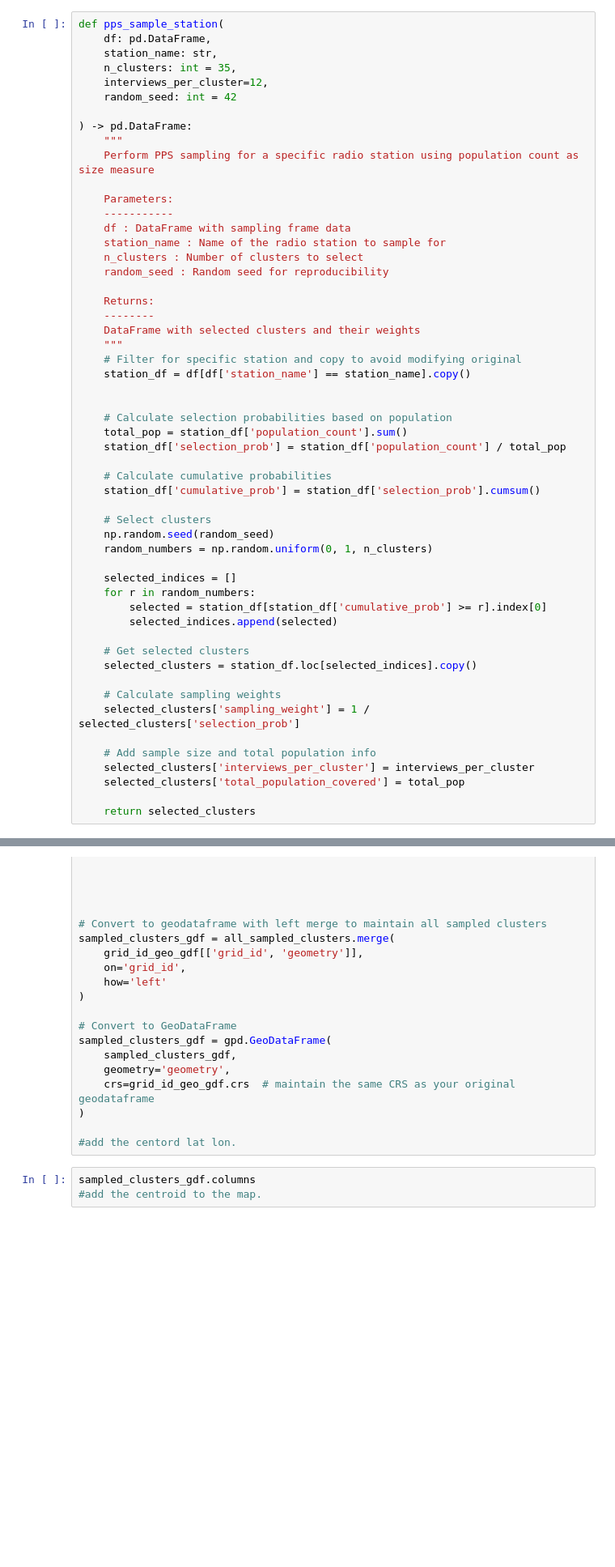
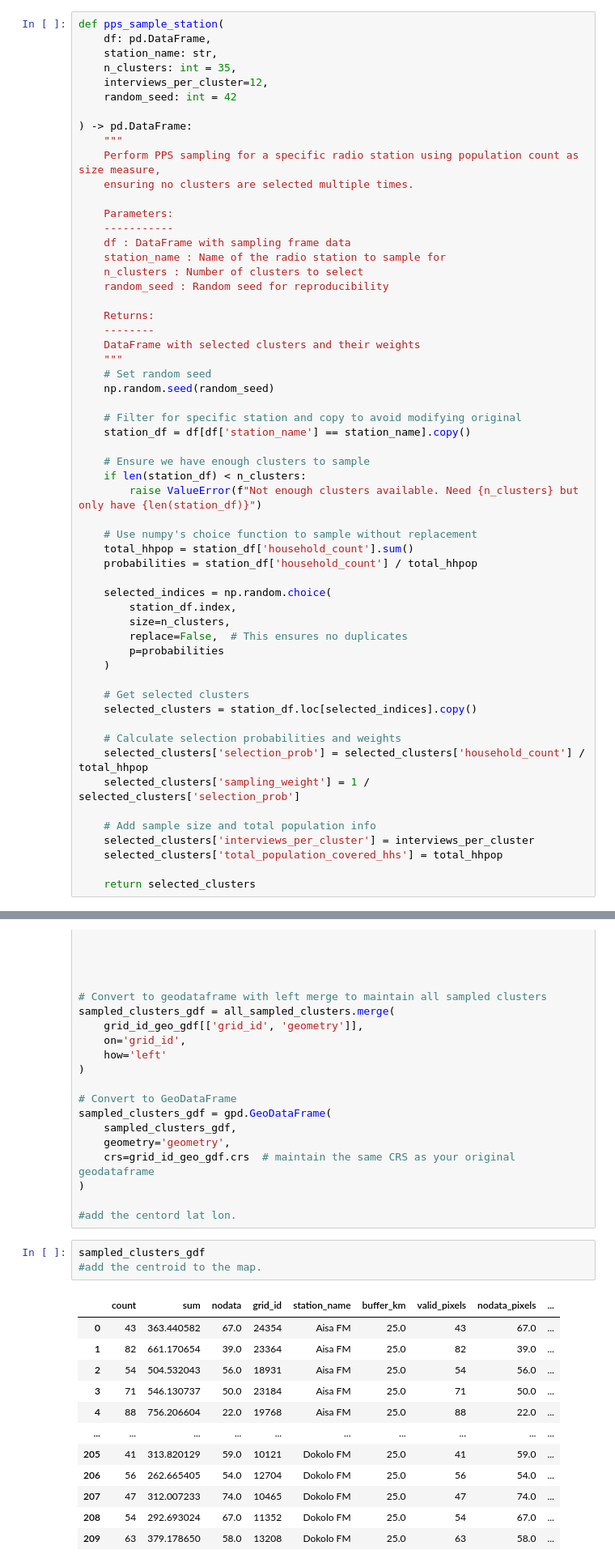
Before and after one commit to riklinssen/lm_sampling, a Jupyter notebook: notebooks/4_sample_grid_cells.ipynb, the cells around one changed output, grey strips where cells are left out. Shown at 81% size. Drawn from its saved outputs; the diff is of its cells as text; blank space fills up the shorter version.

```diff
--- a/notebooks/4_sample_grid_cells.ipynb
+++ b/notebooks/4_sample_grid_cells.ipynb
@@ -123,7 +206,8 @@ def pps_sample_station(
 
 ) -> pd.DataFrame:
     """
-    Perform PPS sampling for a specific radio station using population count as size measure
+    Perform PPS sampling for a specific radio station using population count as size measure,
+    ensuring no clusters are selected multiple times.
 
     Parameters:
     -----------
@@ -136,35 +220,37 @@ def pps_sample_station(
     --------
     DataFrame with selected clusters and their weights
     """
+    # Set random seed
+    np.random.seed(random_seed)
+
     # Filter for specific station and copy to avoid modifying original
     station_df = df[df['station_name'] == station_name].copy()
 
+    # Ensure we have enough clusters to sample
+    if len(station_df) < n_clusters:
+        raise ValueError(f"Not enough clusters available. Need {n_clusters} but only have {len(station_df)}")
 
-    # Calculate selection probabilities based on population
-    total_pop = station_df['population_count'].sum()
-    station_df['selection_prob'] = station_df['population_count'] / total_pop
+    # Use numpy's choice function to sample without replacement
+    total_hhpop = station_df['household_count'].sum()
+    probabilities = station_df['household_count'] / total_hhpop
 
-    # Calculate cumulative probabilities
-    station_df['cumulative_prob'] = station_df['selection_prob'].cumsum()
-
-    # Select clusters
-    np.random.seed(random_seed)
-    random_numbers = np.random.uniform(0, 1, n_clusters)
-
-    selected_indices = []
-    for r in random_numbers:
-        selected = station_df[station_df['cumulative_prob'] >= r].index[0]
-        selected_indices.append(selected)
+    selected_indices = np.random.choice(
+        station_df.index,
+        size=n_clusters,
+        replace=False,  # This ensures no duplicates
+        p=probabilities
+    )
 
     # Get selected clusters
     selected_clusters = station_df.loc[selected_indices].copy()
 
-    # Calculate sampling weights
+    # Calculate selection probabilities and weights
+    selected_clusters['selection_prob'] = selected_clusters['household_count'] / total_hhpop
     selected_clusters['sampling_weight'] = 1 / selected_clusters['selection_prob']
 
     # Add sample size and total population info
     selected_clusters['interviews_per_cluster'] = interviews_per_cluster
-    selected_clusters['total_population_covered'] = total_pop
+    selected_clusters['total_population_covered_hhs'] = total_hhpop
 
     return selected_clusters
 # %%
@@ -233,6 +359,18 @@ sampled_clusters_gdf = gpd.GeoDataFrame(
 
 #add the centord lat lon.
 # %%
-sampled_clusters_gdf.columns
+sampled_clusters_gdf
 #add the centroid to the map.
 # %% [output]
+|  | count | sum | nodata | grid_id | station_name | buffer_km | valid_pixels | nodata_pixels | ... |
+| 0 | 43 | 363.440582 | 67.0 | 24354 | Aisa FM | 25.0 | 43 | 67.0 | ... |
+| 1 | 82 | 661.170654 | 39.0 | 23364 | Aisa FM | 25.0 | 82 | 39.0 | ... |
+| 2 | 54 | 504.532043 | 56.0 | 18931 | Aisa FM | 25.0 | 54 | 56.0 | ... |
+| 3 | 71 | 546.130737 | 50.0 | 23184 | Aisa FM | 25.0 | 71 | 50.0 | ... |
+| 4 | 88 | 756.206604 | 22.0 | 19768 | Aisa FM | 25.0 | 88 | 22.0 | ... |
+| ... | ... | ... | ... | ... | ... | ... | ... | ... | ... |
+| 205 | 41 | 313.820129 | 59.0 | 10121 | Dokolo FM | 25.0 | 41 | 59.0 | ... |
+| 206 | 56 | 262.665405 | 54.0 | 12704 | Dokolo FM | 25.0 | 56 | 54.0 | ... |
+| 207 | 47 | 312.007233 | 74.0 | 10465 | Dokolo FM | 25.0 | 47 | 74.0 | ... |
+| 208 | 54 | 292.693024 | 67.0 | 11352 | Dokolo FM | 25.0 | 54 | 67.0 | ... |
+| 209 | 63 | 379.178650 | 58.0 | 13208 | Dokolo FM | 25.0 | 63 | 58.0 | ... |
```
Also changed, not shown: parts of 17 cells of this notebook, 3 other files.
